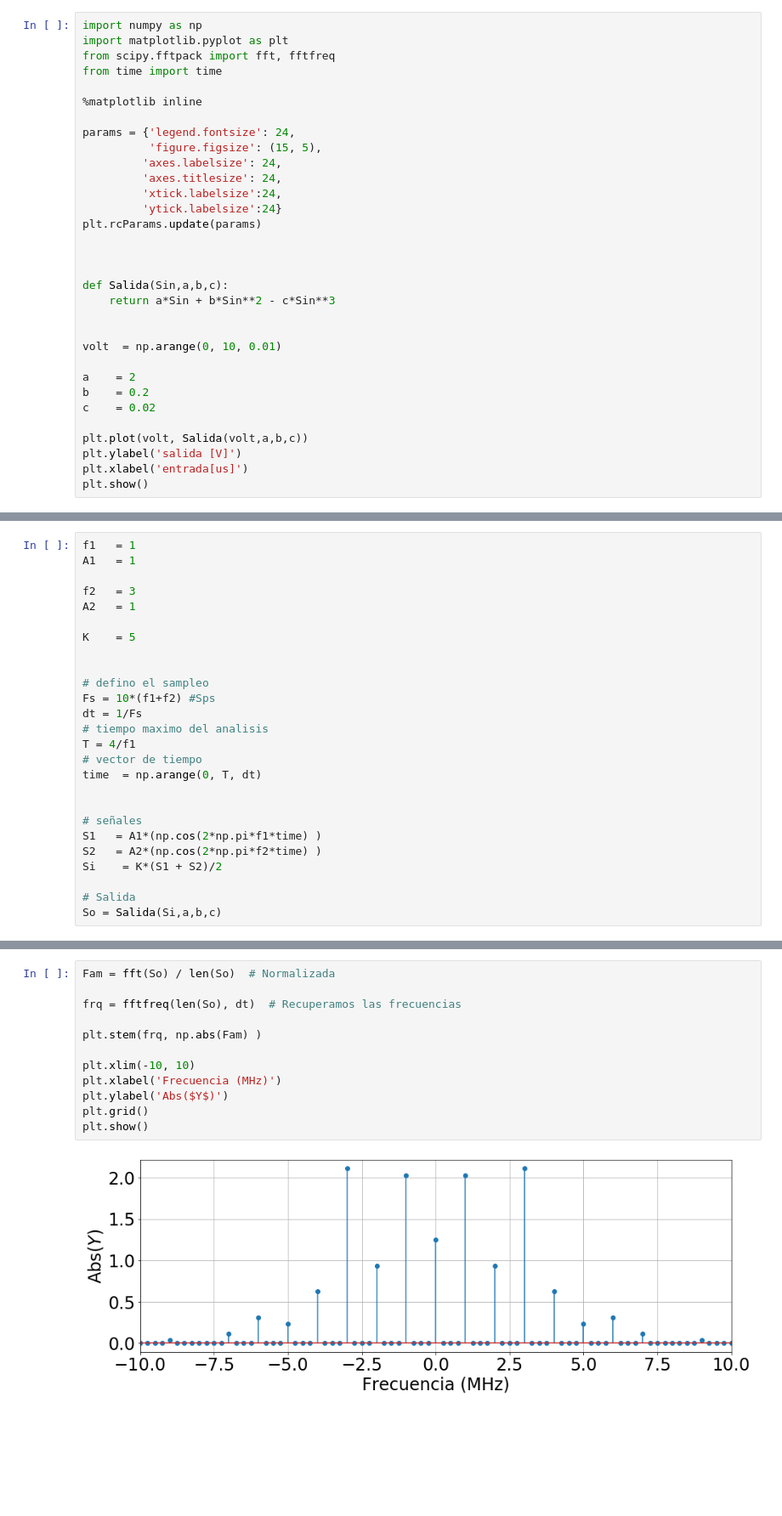
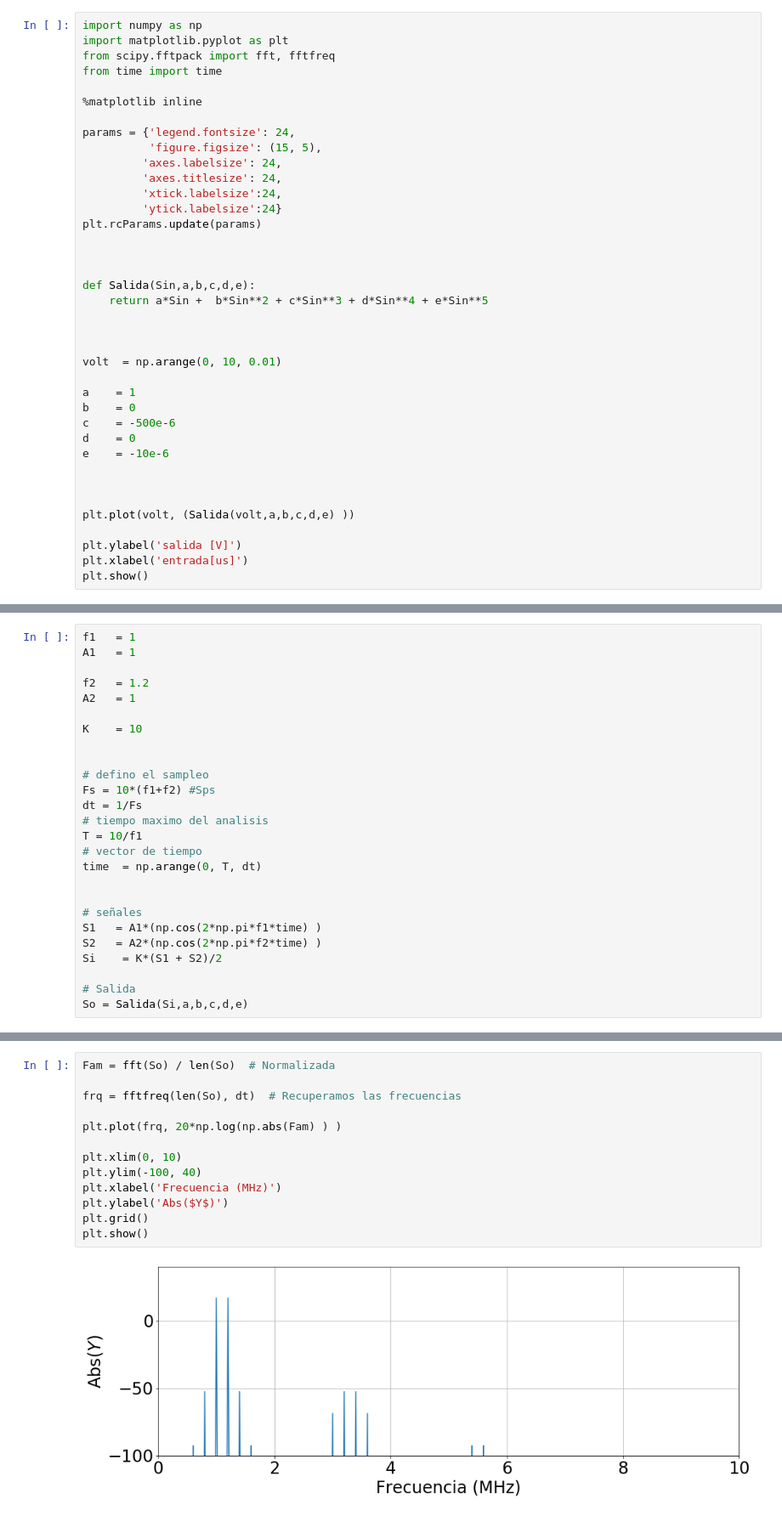
Before and after one commit to eaiii-frba-utn/2020, a Jupyter notebook: 1_Introducción/1_Sistemas_de_Radio/1_Sistema_de_Radio_y_Definiciones.ipynb, the cells around one changed output, grey strips where cells are left out. Shown at 85% size. Cells and saved outputs as stored; diff of their text form; blank space fills up the shorter version.

```diff
--- a/1_Introducción/1_Sistemas_de_Radio/1_Sistema_de_Radio_y_Definiciones.ipynb
+++ b/1_Introducción/1_Sistemas_de_Radio/1_Sistema_de_Radio_y_Definiciones.ipynb
@@ -203,17 +212,23 @@ plt.rcParams.update(params)
 
 
 
-def Salida(Sin,a,b,c):
-    return a*Sin + b*Sin**2 - c*Sin**3
+def Salida(Sin,a,b,c,d,e):
+    return a*Sin +  b*Sin**2 + c*Sin**3 + d*Sin**4 + e*Sin**5
+
 
 
 volt  = np.arange(0, 10, 0.01)
 
-a    = 2
-b    = 0.2
-c    = 0.02
+a    = 1
+b    = 0
+c    = -500e-6
+d    = 0
+e    = -10e-6
 
-plt.plot(volt, Salida(volt,a,b,c))
+
+
+plt.plot(volt, (Salida(volt,a,b,c,d,e) ))
+
 plt.ylabel('salida [V]')
 plt.xlabel('entrada[us]')
 plt.show()
@@ -223,17 +238,17 @@ plt.show()
 f1   = 1
 A1   = 1
 
-f2   = 3
+f2   = 1.2
 A2   = 1
 
-K    = 5
+K    = 10
 
 
 # defino el sampleo
 Fs = 10*(f1+f2) #Sps
 dt = 1/Fs
 # tiempo maximo del analisis
-T = 4/f1
+T = 10/f1
 # vector de tiempo
 time  = np.arange(0, T, dt)
 
@@ -244,7 +259,7 @@ S2   = A2*(np.cos(2*np.pi*f2*time) )
 Si    = K*(S1 + S2)/2
 
 # Salida
-So = Salida(Si,a,b,c)
+So = Salida(Si,a,b,c,d,e)
 # %%
 plt.plot(time, Si)
 plt.ylabel('Si [V]')
@@ -278,14 +294,15 @@ plt.show()
 # %%
 Fam = fft(So) / len(So)  # Normalizada
 
 frq = fftfreq(len(So), dt)  # Recuperamos las frecuencias
 
-plt.stem(frq, np.abs(Fam) )
+plt.plot(frq, 20*np.log(np.abs(Fam) ) )
 
-plt.xlim(-10, 10)
+plt.xlim(0, 10)
+plt.ylim(-100, 40)
 plt.xlabel('Frecuencia (MHz)')
 plt.ylabel('Abs($Y$)')
 plt.grid()
 plt.show()
 # %% [output]
-[figure, old version]
+[figure, new version]
```
Also changed, not shown: parts of 6 cells of this notebook, 40 other files.
